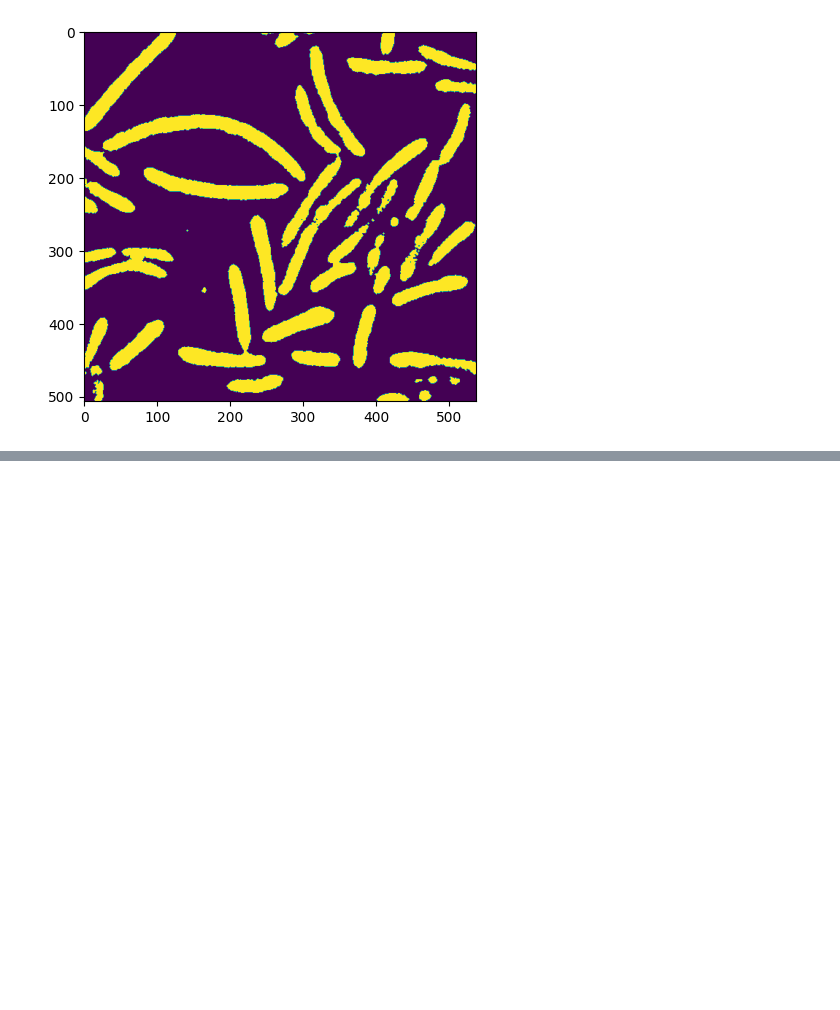
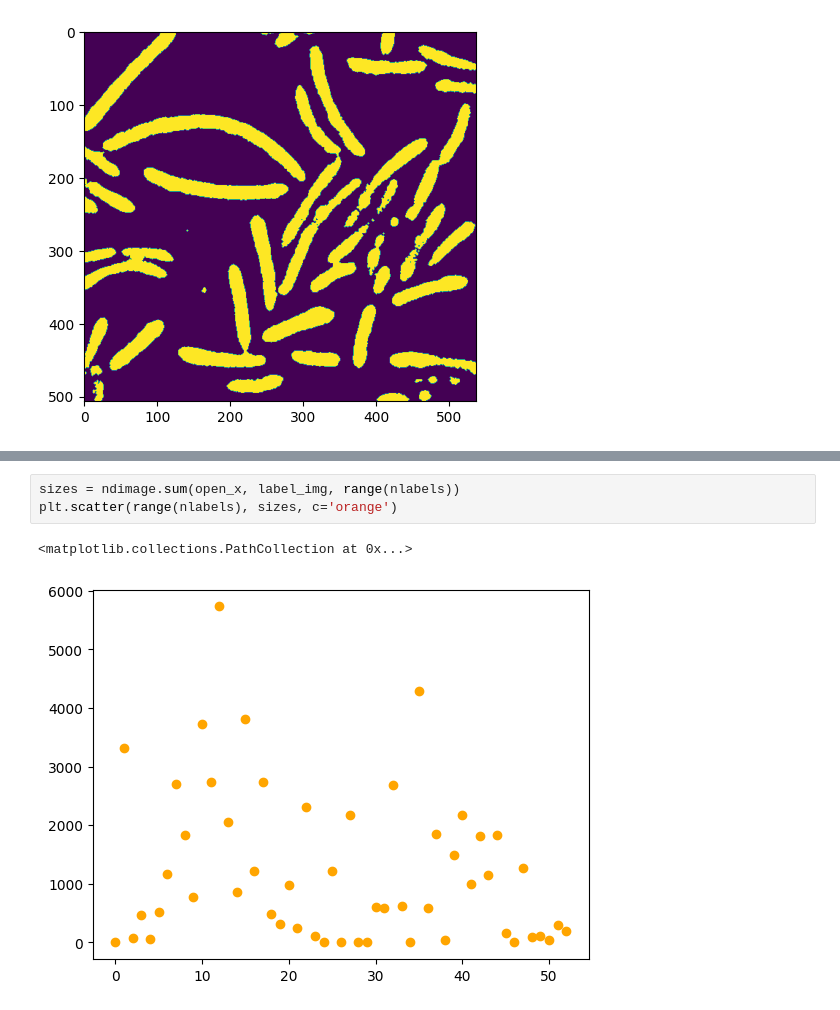
Before and after one commit to rtbo/ml, a Jupyter notebook: 16_scipy.ipynb, the cells around one changed output, grey strips where cells are left out. Drawn from its saved outputs; the diff is of its cells as text; blank space fills up the shorter version.

```diff
--- a/16_scipy.ipynb
+++ b/16_scipy.ipynb
@@ -174,0 +181,6 @@ plt.imshow(open_x)
+# %%
+sizes = ndimage.sum(open_x, label_img, range(nlabels))
+plt.scatter(range(nlabels), sizes, c='orange')
+# %% [output]
+<matplotlib.collections.PathCollection at 0x...>
+[figure, added]
```
Also changed, not shown: parts of 8 cells of this notebook, 1 other file.
